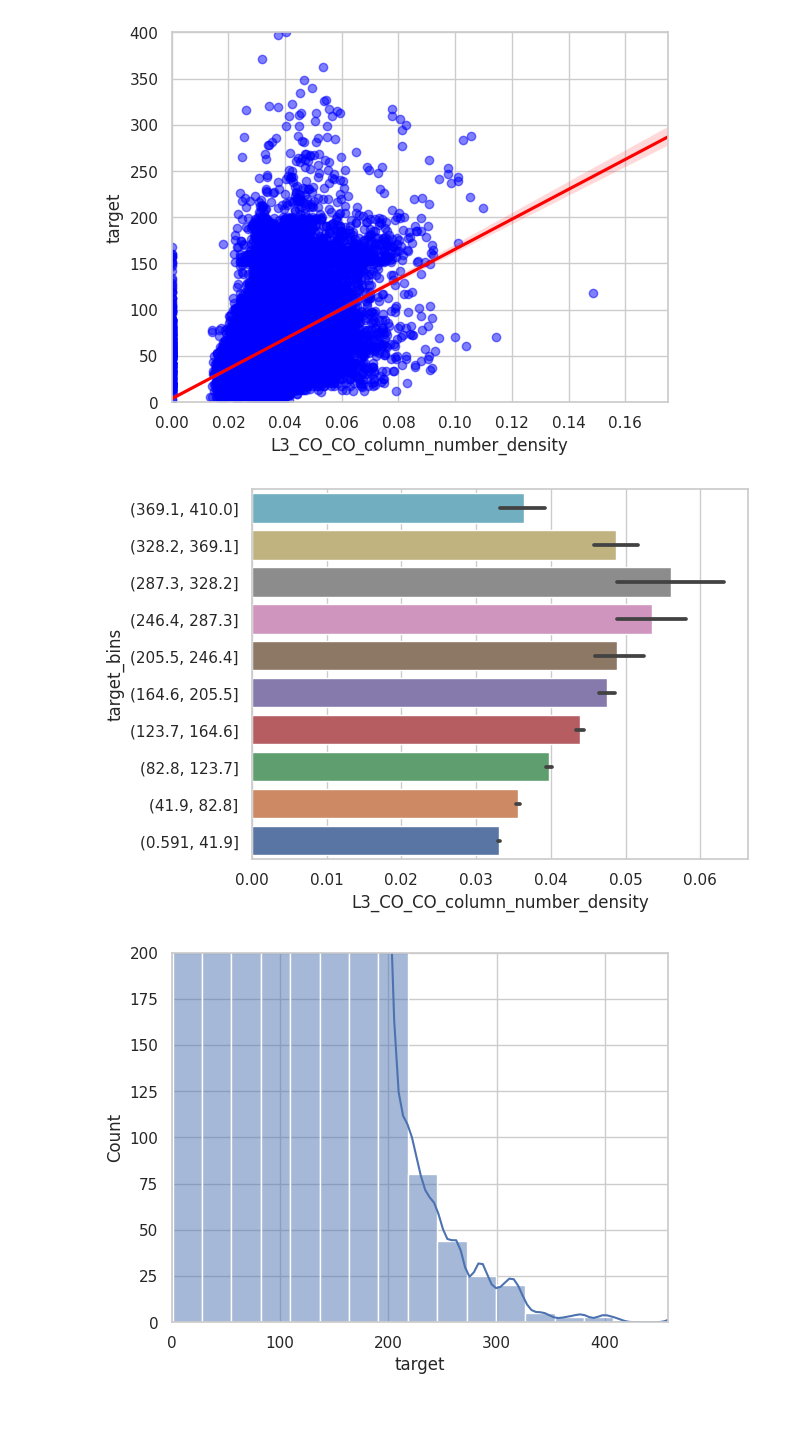
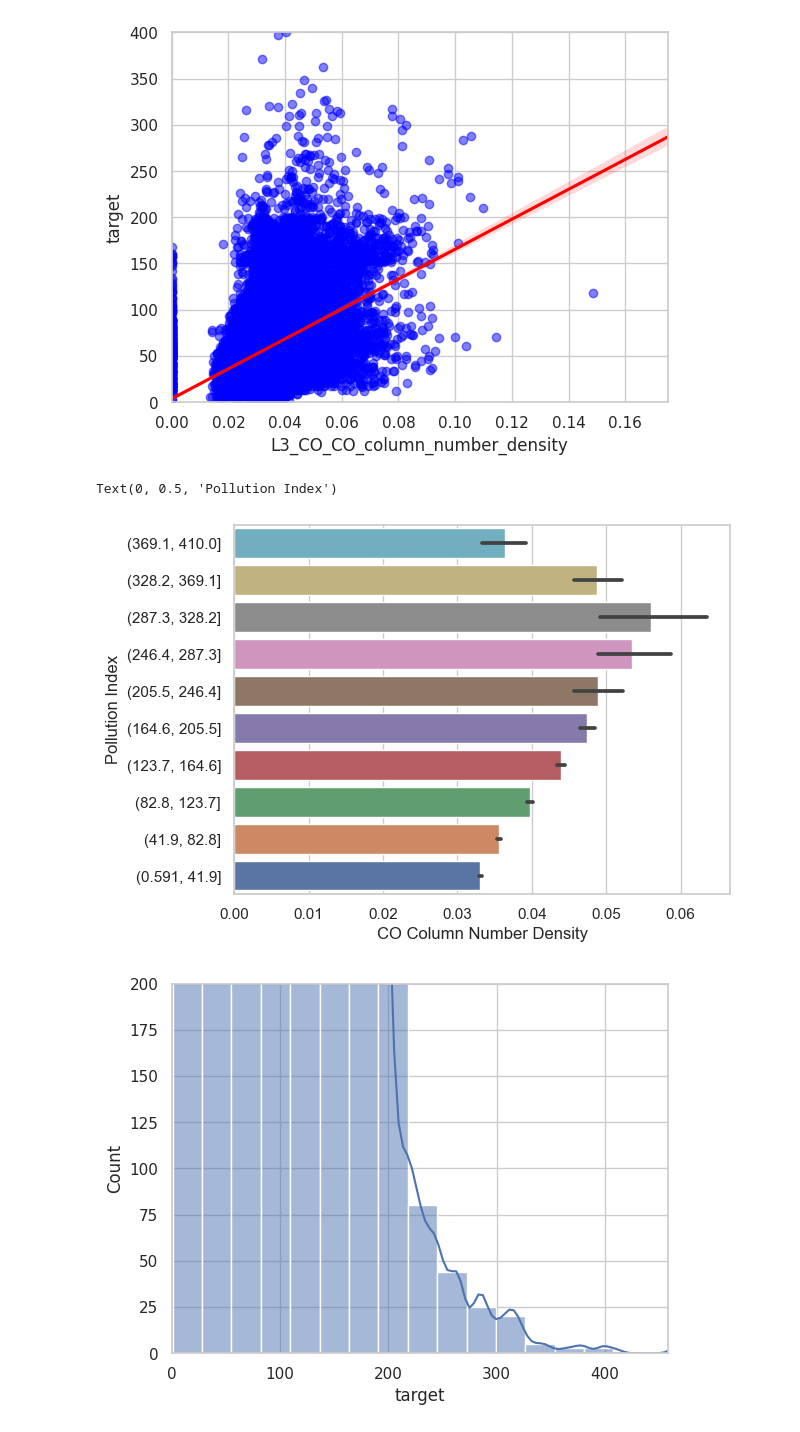
Before and after one commit to karol-pa/Urban_Air_Pollution_Challenge_Group_Work, a Jupyter notebook: Day1.ipynb, the cells around one changed output. Cells and saved outputs as stored; diff of their text form; code cells hidden in the pictures.

```diff
--- a/Day1.ipynb
+++ b/Day1.ipynb
@@ -266,10 +268,13 @@ plt.show()
 # %%
 df_1 = df[df['target'] < 458]
 df_temp=df_1.copy()
 df_temp['target_bins']=pd.cut(df_temp['target'], bins=10)
 sns.barplot(df_temp, x='L3_CO_CO_column_number_density', y='target_bins').invert_yaxis()
+plt.xlabel('CO Column Number Density')
+plt.ylabel('Pollution Index')
 # %% [output]
+Text(0, 0.5, 'Pollution Index')
-[figure, old version]
+[figure, new version]
 # %%
 sns.histplot(df, x='target', bins=30, kde=True)
 plt.xlim(0, 458)
```
Also changed, not shown: parts of 3 cells of this notebook, 6 other files.
